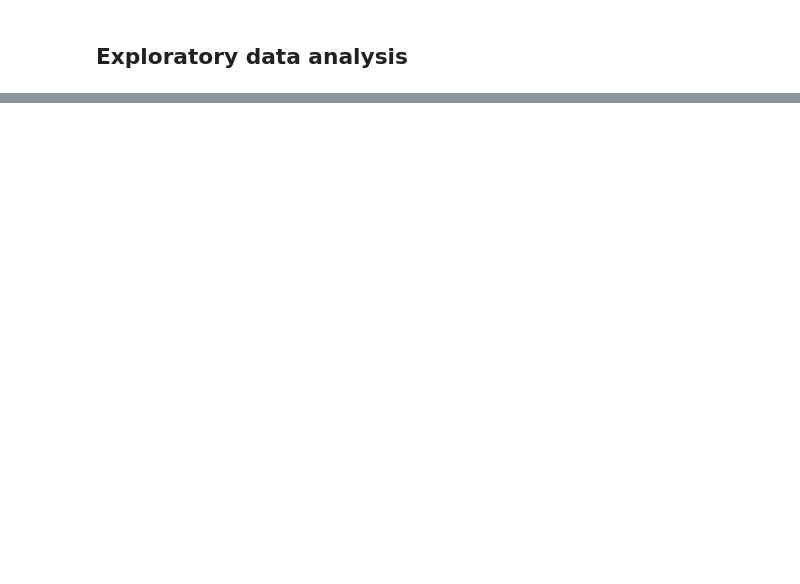
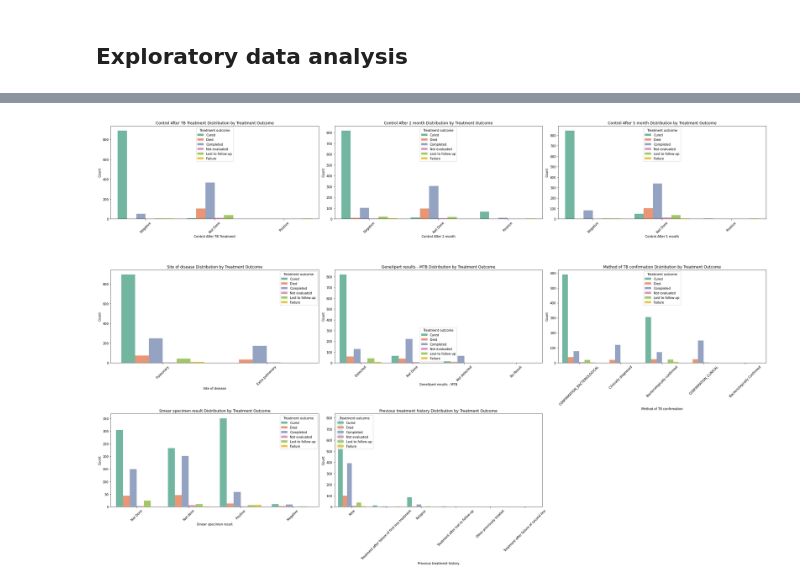
Before and after one commit to jeanarm/EDA_FOR_TB_Treatment_Outcome_Prediction, a Jupyter notebook: EDA_TB_Treatment_outcome.ipynb, the cells around one changed output, grey strips where cells are left out. Cells and saved outputs as stored; diff of their text form; code cells hidden in the pictures; blank space fills up the shorter version.

```diff
--- a/EDA_TB_Treatment_outcome.ipynb
+++ b/EDA_TB_Treatment_outcome.ipynb
@@ -575,0 +765,39 @@ tb_dataset
+# %%
+
+categorical_features = ['Control After TB Treatment', 'Control After 2 month', 'Control After 5 month',
+                        'Site of disease', 'GeneXpert results - MTB', 'Method of TB confirmation',
+                         'Smear specimen result', 'Previous treatment history']
+
+target_variable = 'Treatment outcome'
+
+# Determine the number of rows and columns for subplots
+num_rows = 3
+num_cols = (len(categorical_features) + num_rows - 1) // num_rows
+
+# Create subplots
+fig, axes = plt.subplots(num_rows, num_cols, figsize=(30, 20))
+axes = axes.flatten()
+
+# Loop through each categorical feature
+for i, cat_feature in enumerate(categorical_features):
+    # Create a count plot in the current subplot
+    sns.countplot(data=loaded_df, x=cat_feature, hue=target_variable, palette="Set2", ax=axes[i])
+
+    axes[i].set_title(f'{cat_feature} Distribution by Treatment Outcome')
+    axes[i].set_xlabel(cat_feature)
+    axes[i].set_ylabel('Count')
+    axes[i].legend(title=target_variable)
+    axes[i].tick_params(axis='x', rotation=45)
+
+# Remove any empty subplots if there are more than needed
+if len(categorical_features) < num_rows * num_cols:
+    for i in range(len(categorical_features), num_rows * num_cols):
+        fig.delaxes(axes[i])
+
+# Adjust layout
+plt.tight_layout()
+
+# Show the subplots
+plt.show()
+# %% [output]
+[figure, added]
```
Also changed, not shown: parts of 15 cells of this notebook.
